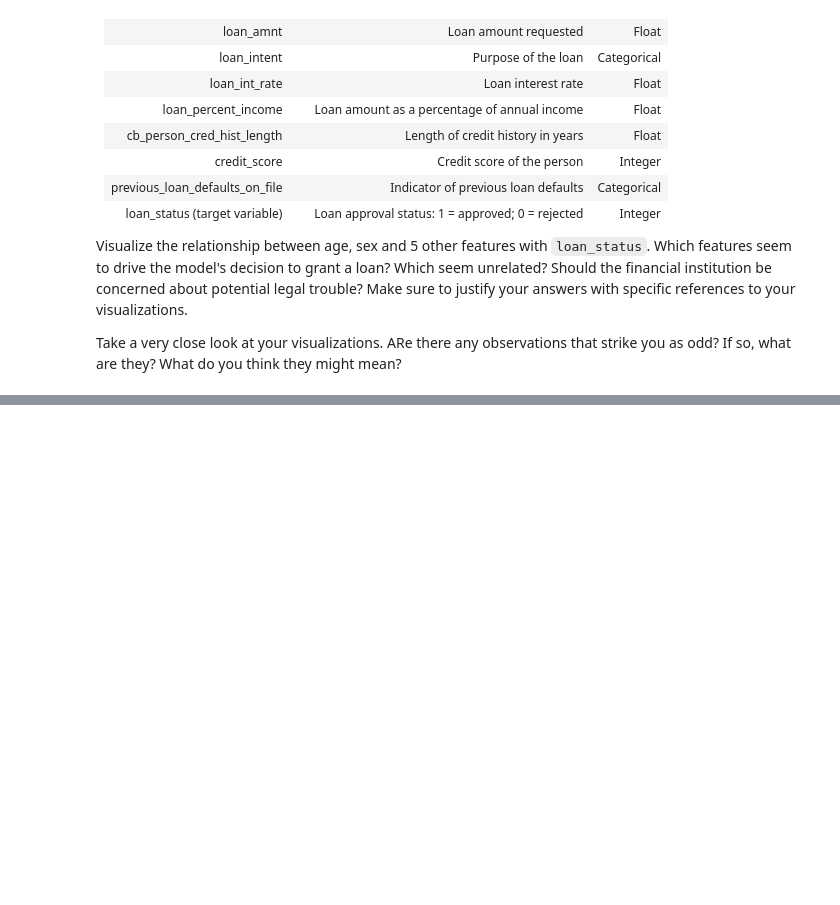
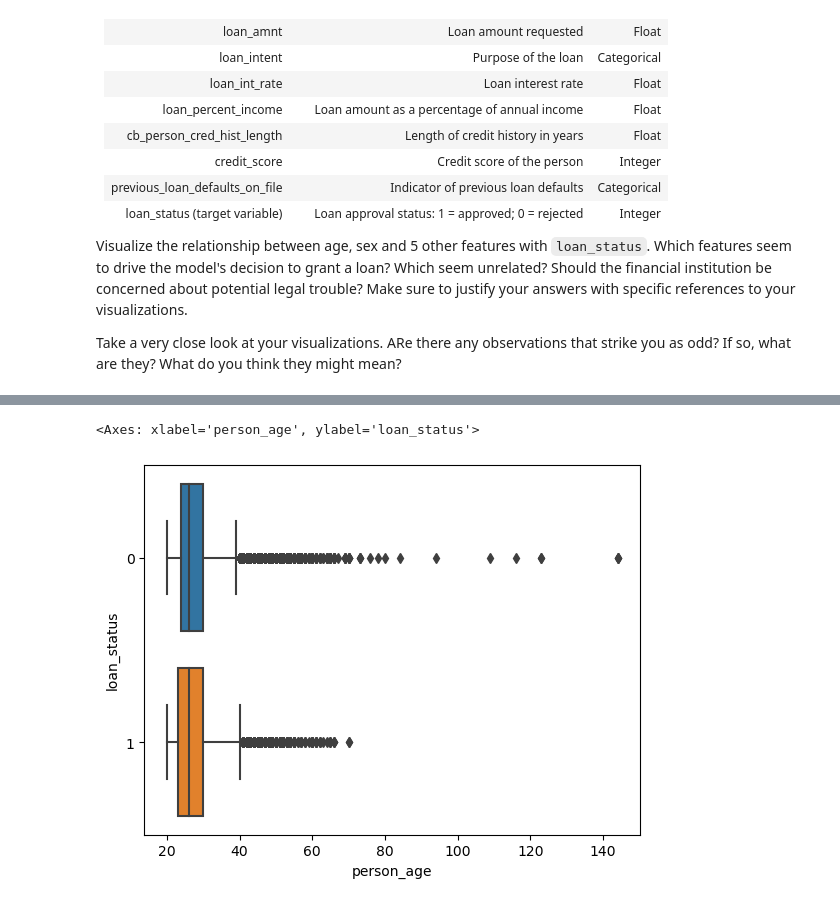
Before and after one commit to NekaouMike/DVM_Lecture_Lab_Files, a Jupyter notebook: 2.5 Visualizing Relationships Between Groups Lab.ipynb, the cells around one changed output, grey strips where cells are left out. Cells and saved outputs as stored; diff of their text form; code cells hidden in the pictures; blank space fills up the shorter version.

```diff
--- a/2.5 Visualizing Relationships Between Groups Lab.ipynb
+++ b/2.5 Visualizing Relationships Between Groups Lab.ipynb
@@ -25,3 +25,11 @@ Data from recent loan applications is given in `loan_data.csv`.  The data dictio
 Visualize the relationship between age, sex and 5 other features with `loan_status`.  Which features seem to drive the model's decision to grant a loan?  Which seem unrelated?  Should the financial institution be concerned about potential legal trouble?  Make sure to justify your answers with specific references to your visualizations.
 
 Take a very close look at your visualizations.  ARe there any observations that strike you as odd?  If so, what are they?  What do you think they might mean?
+# %%
+import pandas as pd
+import seaborn as sns
+import matplotlib.pyplot as plt
+
+df = pd.read_csv('loan_data.csv')
+
+df.head()
@@ -27,0 +43,6 @@ Take a very close look at your visualizations.  ARe there any observations that
+# %%
+df['loan_status'] = df['loan_status'].astype('category')
+sns.boxplot(x='person_age', y='loan_status', data=df)
+# %% [output]
+<Axes: xlabel='person_age', ylabel='loan_status'>
+[figure, added]
```
Also changed, not shown: parts of 3 cells of this notebook, 1 other file.
